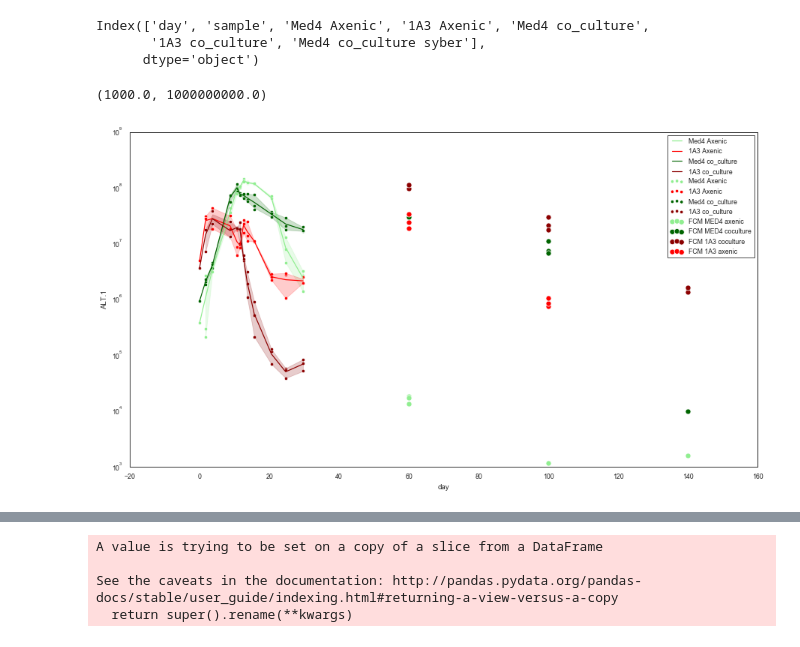
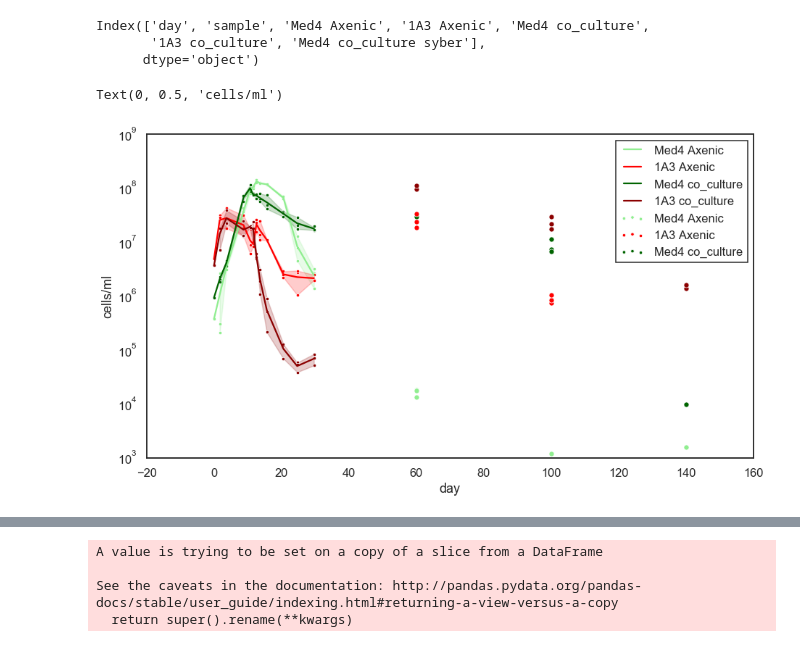
Before and after one commit to wosnat/ccpa, a Jupyter notebook: CCPA_17_4_2020_basic_model-1A3_MED4.ipynb, the cells around one changed output, grey strips where cells are left out. Drawn from its saved outputs; the diff is of its cells as text; code cells hidden in the pictures.

```diff
--- a/CCPA_17_4_2020_basic_model-1A3_MED4.ipynb
+++ b/CCPA_17_4_2020_basic_model-1A3_MED4.ipynb
@@ -83,6 +83,9 @@ from sympy import *
 # %%
 df = pd.read_pickle('CCPA.pkl.gz')
 df.loc[df.PRO == 'C9B', 'PRO'] = 'MIT0604'
+# %%
+prevfcm_df = cp.get_prev_fcm_df()
+fcmdf = cp.get_fcm_df()
 # %%
 fl2cell_model, compdf = cp.gen_FL2cells_model()
 df['cells'] = cp.compute_FL2cells(df['FL'], fl2cell_model)
@@ -113,19 +116,6 @@ df.head()
 | 2 | 1.925694 | e1 | 1A | 0.155 | MED4 | 1A3 | Co_Culture | 0.155 | -1.864330 | 0.447 | ... |
 | 3 | 2.831250 | e1 | 1A | 0.180 | MED4 | 1A3 | Co_Culture | 0.180 | -1.714798 | 0.627 | ... |
 | 4 | 6.674306 | e1 | 1A | 0.632 | MED4 | 1A3 | Co_Culture | 0.632 | -0.458866 | 1.259 | ... |
-# %%
-fcmdflist=list()
-for i in os.listdir('fcmfiles'):
-    if i.endswith('.csv'):
-        d = pd.read_csv(os.path.join('fcmfiles', i))
-        n = os.path.splitext(i)[0]
-        _, experiment, day = n.split('_')
-        d['experiment'] = experiment
-        d['day'] = day.replace('Days','')
-        fcmdflist.append(d)
-fcmdf = pd.concat(fcmdflist)
-fcmdf.loc[fcmdf.PRO == 'C9B', 'PRO'] = 'MIT0604'
-fcmdf['day'] = pd.to_numeric(fcmdf['day'])
 # %%
 tal_df = pd.read_excel(os.path.join('fcm_and_fl', 'sum_med4_1a3_cell count1.xlsx'), sheet_name='osnat')
 tal_df
@@ -153,37 +143,47 @@ tal_df.columns
 Index(['day', 'sample', 'Med4 Axenic', '1A3 Axenic', 'Med4 co_culture',
        '1A3 co_culture', 'Med4 co_culture syber'],
       dtype='object')
+# %%
+sns.set_context('talk')
 # %%
 colors = {'Med4 Axenic' : 'lightgreen',
           '1A3 Axenic' : 'red',
           'Med4 co_culture' : 'darkgreen',
        '1A3 co_culture' : 'darkred'}
-sns.set_context('paper')
+#sns.set_context('paper')
 for i in ['Med4 Axenic',
           '1A3 Axenic',
           'Med4 co_culture',
        '1A3 co_culture', #'Med4 co_culture syber'
          ]:
-    color = 'red' if i == 'Med4 Axenic' else 'blue'
-    sns.scatterplot(x=tal_df.day, y=tal_df[i], label=i, s=20, color=colors[i])
     sns.lineplot(x=tal_df.day, y=tal_df[i], label=i,  color=colors[i])
+    sns.scatterplot(x=tal_df.day, y=tal_df[i], label=i, s=20, color=colors[i], legend=False)
 
 df_axenic1 = df.loc[df.experiment.isin(['e1']) & df.PRO.isin(['MED4']) & df.culture.isin(['Axenic'])]
 df_1a31 = df.loc[df.experiment.isin(['e1']) & df.PRO.isin(['MED4']) & df.ALT.isin(['1A3'])]
+prevdf_axenic1 = prevfcm_df.loc[prevfcm_df.METHOD.isin(['FL']) & prevfcm_df.PRO.isin(['MED4'])
+                               & prevfcm_df.MODE.isin(['lowN'])]
+prevdf_1a31 = prevfcm_df.loc[prevfcm_df.METHOD.isin(['FL']) & prevfcm_df.PRO.isin(['MED4'])
+                               & prevfcm_df.MODE.isin(['1A3'])]
+
 compdf_axenic = compdf.loc[compdf.MODE.isin(['lowN']) & compdf.PRO.isin(['MED4']) ]
 compdf_1a3 = compdf.loc[compdf.MODE.isin(['1A3']) & compdf.PRO.isin(['MED4']) ]
 fcmdf_axenic1 = fcmdf.loc[fcmdf.experiment.isin(['exp1']) & fcmdf.PRO.isin(['MED4']) & fcmdf.ALT.isna()]
 fcmdf_1a31 = fcmdf.loc[fcmdf.experiment.isin(['exp1']) & fcmdf.PRO.isna() & fcmdf.ALT.isin(['1A3'])]
 fcmdf_coculture1 = fcmdf.loc[fcmdf.experiment.isin(['exp1']) & fcmdf.PRO.isin(['MED4']) & fcmdf.ALT.isin(['1A3'])]
 
+#sns.lineplot(x=prevdf_1a31.day, y=cp.compute_FL2cells(prevdf_1a31['VALUE'], fl2cell_model),label='Tal FL 1A3',color='darkblue')
+#sns.lineplot(x=prevdf_axenic1.day, y=cp.compute_FL2cells(prevdf_axenic1['VALUE'], fl2cell_model),label='Tal FL Axenic',color='lightblue')
+
 #sns.lineplot(x=df_axenic1.day, y=df_axenic1.cells,label='FL axenic')
 #sns.lineplot(x=df_1a31.day, y=df_1a31.cells,label='FL 1A3')
-sns.scatterplot(x=fcmdf_axenic1.day, y=fcmdf_axenic1['PRO.1'],label='FCM MED4 axenic', color='lightgreen',s=50)
-sns.scatterplot(x=fcmdf_coculture1.day, y=fcmdf_coculture1['PRO.1'],label='FCM MED4 coculture', color='darkgreen', s=50)
-sns.scatterplot(x=fcmdf_coculture1.day, y=fcmdf_coculture1['ALT.1'],label='FCM 1A3 coculture', color='darkred', s=50)
-sns.scatterplot(x=fcmdf_1a31.day, y=fcmdf_1a31['ALT.1'],label='FCM 1A3 axenic', color='red', s=50)
+sns.scatterplot(x=fcmdf_axenic1.day, y=fcmdf_axenic1['PRO.1'],label='FCM MED4 axenic', color='lightgreen',s=50, legend=False)
+sns.scatterplot(x=fcmdf_coculture1.day, y=fcmdf_coculture1['PRO.1'],label='FCM MED4 coculture', color='darkgreen', s=50, legend=False)
+sns.scatterplot(x=fcmdf_coculture1.day, y=fcmdf_coculture1['ALT.1'],label='FCM 1A3 coculture', color='darkred', s=50, legend=False)
+sns.scatterplot(x=fcmdf_1a31.day, y=fcmdf_1a31['ALT.1'],label='FCM 1A3 axenic', color='red', s=50, legend=False)
 plt.yscale('log')
 plt.ylim(1e3,1e9)
+plt.ylabel('cells/ml')
 # %% [output]
-(1000.0, 1000000000.0)
+Text(0, 0.5, 'cells/ml')
-[figure, old version]
+[figure, new version]
```
Also changed, not shown: parts of 25 cells of this notebook, 10 other files.
